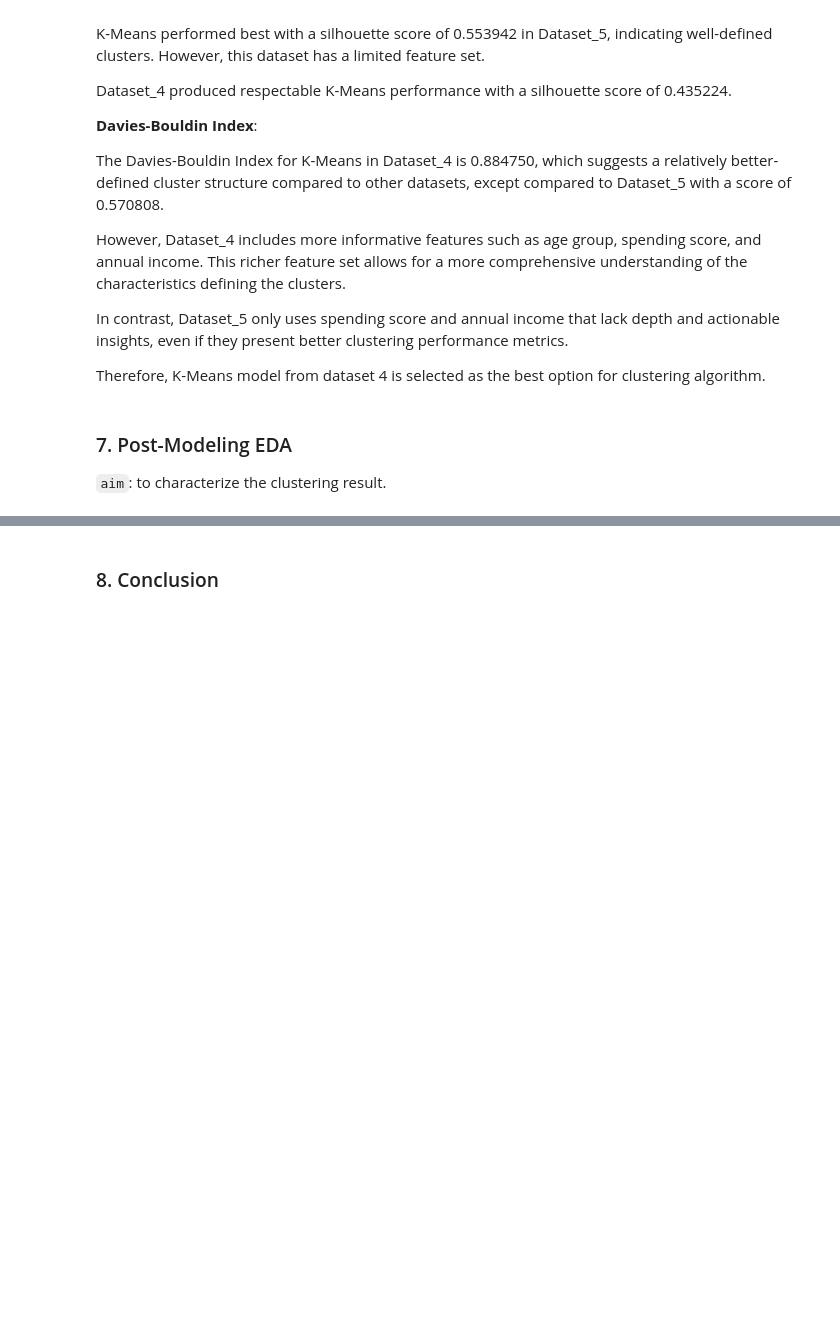
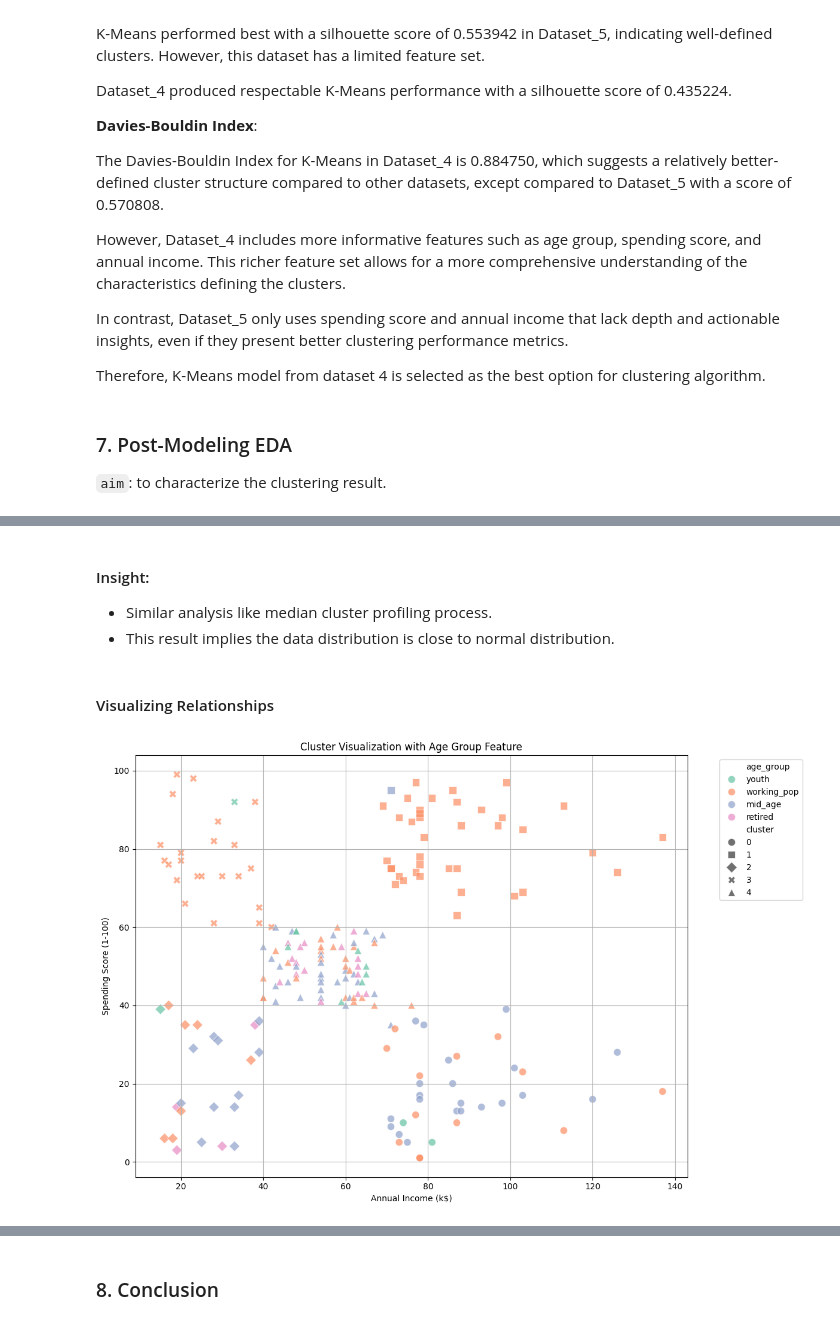
Before and after one commit to catherinehelenna/Market-Basket-Analysis, a Jupyter notebook: modeling.ipynb, the cells around one changed output, grey strips where cells are left out. Drawn from its saved outputs; the diff is of its cells as text; code cells hidden in the pictures; blank space fills up the shorter version.

```diff
--- a/modeling.ipynb
+++ b/modeling.ipynb
@@ -1115,0 +1212,28 @@ Therefore, K-Means model from dataset 4 is selected as the best option for clust
+# %% [markdown]
+#### Insight:
+- Similar analysis like median cluster profiling process.
+- This result implies the data distribution is close to normal distribution.
+# %% [markdown]
+#### Visualizing Relationships
+# %%
+# Create a scatter plot
+plt.figure(figsize=(12, 8))
+sns.scatterplot(data=post_cluster_data,
+                 x='annual_income_k$',
+                 y='spending_score_1-100',
+                 hue='age_group',
+                 style='cluster',
+                 palette='Set2',
+                 markers = ["o", "s", "D", "X", "^"],  # Different markers for clusters
+                 s = 80,
+                 alpha=0.7)
+
+plt.title('Cluster Visualization with Age Group Feature')
+plt.xlabel('Annual Income (k$)')
+plt.ylabel('Spending Score (1-100)')
+plt.legend(bbox_to_anchor=(1.05, 1), loc='upper left')
+plt.grid(True)
+plt.tight_layout()
+plt.show()
+# %% [output]
+[figure, added]
```
Also changed, not shown: parts of 11 cells of this notebook.
